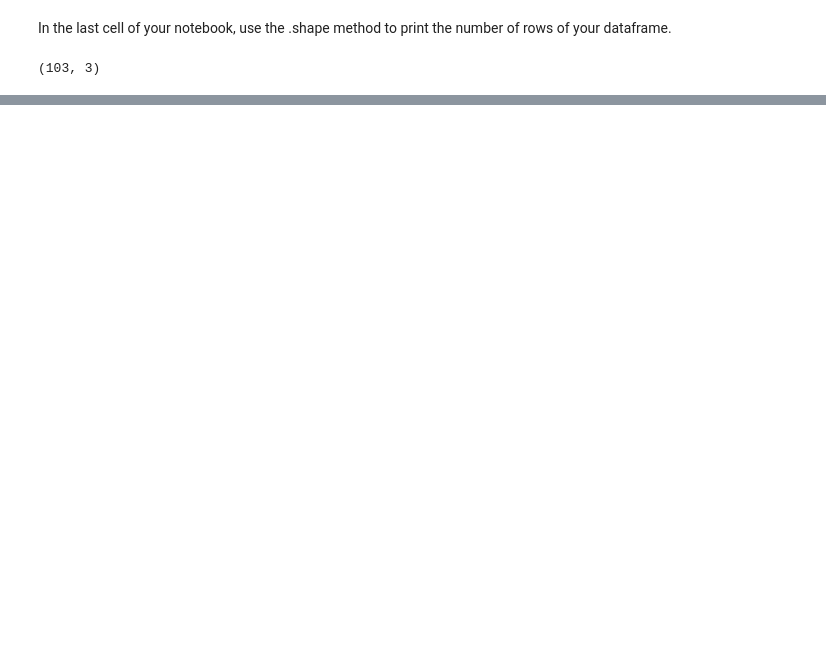
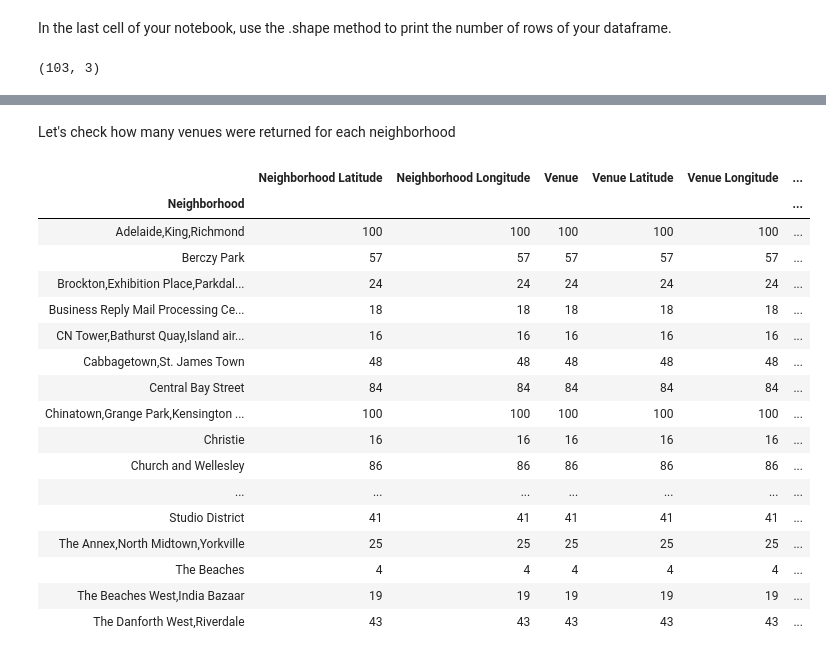
Before and after one commit to chenxixu7/Coursera_Capstone, a Jupyter notebook: Toronto_1.ipynb, the cells around one changed output, grey strips where cells are left out. Cells and saved outputs as stored; diff of their text form; code cells hidden in the pictures; blank space fills up the shorter version.

```diff
--- a/Toronto_1.ipynb
+++ b/Toronto_1.ipynb
@@ -97,0 +181,19 @@ df2.shape
+# %%
+# create map of Toronto using latitude and longitude values
+map_toronto = folium.Map(location=[latitude, longitude], zoom_start=10)
+
+# add markers to map
+for lat, lng, borough, neighborhood in zip(toronto_data['Latitude'], toronto_data['Longitude'], toronto_data['Borough'], toronto_data['Neighbourhood']):
+    label = '{}, {}'.format(neighborhood, borough)
+    label = folium.Popup(label, parse_html=True)
+    folium.CircleMarker(
+        [lat, lng],
+        radius=5,
+        popup=label,
+        color='blue',
+        fill=True,
+        fill_color='#3186cc',
+        fill_opacity=0.7,
+        parse_html=False).add_to(map_toronto)
+
+map_toronto
@@ -97,0 +297,23 @@ df2.shape
+# %% [markdown]
+Let's check how many venues were returned for each neighborhood
+# %%
+toronto_venues.groupby('Neighborhood').count()
+# %% [output]
+|  | Neighborhood Latitude | Neighborhood Longitude | Venue | Venue Latitude | Venue Longitude | ... |
+| Neighborhood |  |  |  |  |  | ... |
+| Adelaide,King,Richmond | 100 | 100 | 100 | 100 | 100 | ... |
+| Berczy Park | 57 | 57 | 57 | 57 | 57 | ... |
+| Brockton,Exhibition Place,Parkdal... | 24 | 24 | 24 | 24 | 24 | ... |
+| Business Reply Mail Processing Ce... | 18 | 18 | 18 | 18 | 18 | ... |
+| CN Tower,Bathurst Quay,Island air... | 16 | 16 | 16 | 16 | 16 | ... |
+| Cabbagetown,St. James Town | 48 | 48 | 48 | 48 | 48 | ... |
+| Central Bay Street | 84 | 84 | 84 | 84 | 84 | ... |
+| Chinatown,Grange Park,Kensington ... | 100 | 100 | 100 | 100 | 100 | ... |
+| Christie | 16 | 16 | 16 | 16 | 16 | ... |
+| Church and Wellesley | 86 | 86 | 86 | 86 | 86 | ... |
+| ... | ... | ... | ... | ... | ... | ... |
+| Studio District | 41 | 41 | 41 | 41 | 41 | ... |
+| The Annex,North Midtown,Yorkville | 25 | 25 | 25 | 25 | 25 | ... |
+| The Beaches | 4 | 4 | 4 | 4 | 4 | ... |
+| The Beaches West,India Bazaar | 19 | 19 | 19 | 19 | 19 | ... |
+| The Danforth West,Riverdale | 43 | 43 | 43 | 43 | 43 | ... |
```
Also changed, not shown: parts of 40 cells of this notebook.
